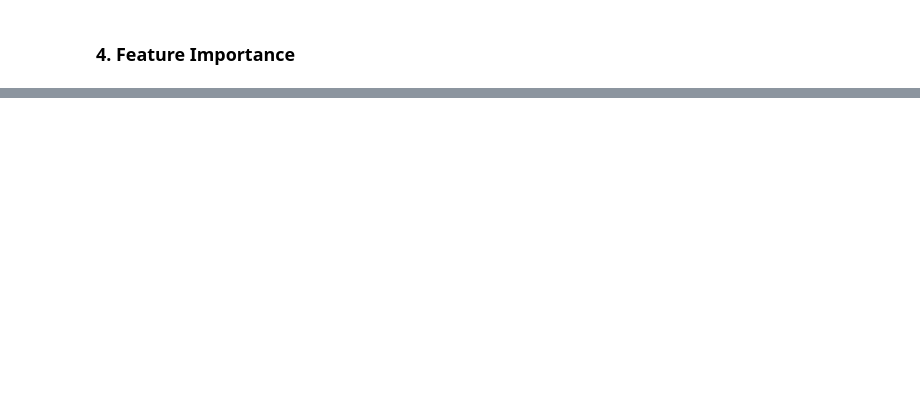
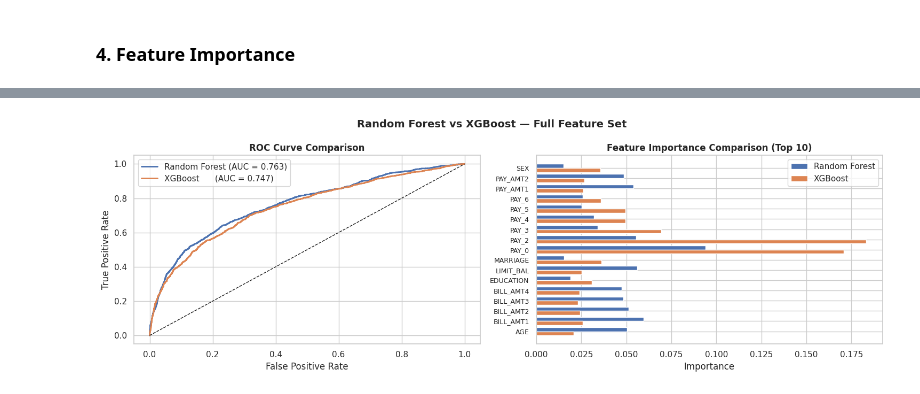
Before and after one commit to riccardo03/FinTech-Project, a Jupyter notebook: project.ipynb, the cells around one changed output, grey strips where cells are left out. Drawn from its saved outputs; the diff is of its cells as text; code cells hidden in the pictures; blank space fills up the shorter version.

```diff
--- a/project.ipynb
+++ b/project.ipynb
@@ -489,0 +650,19 @@ print(importances.nlargest(5).round(4))
+# %%
+imp_xgb = pd.Series(best_xgb.feature_importances_, index=feature_cols).sort_values(ascending=True)
+
+fig, ax = plt.subplots(figsize=(9, 7))
+colors = ["#DD8452" if v >= imp_xgb.nlargest(5).min() else "#4C72B0" for v in imp_xgb]
+ax.barh(imp_xgb.index, imp_xgb.values, color=colors, edgecolor="white")
+ax.set_title("XGBoost Feature Importance (Gain)", fontsize=13, fontweight="bold")
+ax.set_xlabel("Importance")
+
+for i, (name, val) in enumerate(imp_xgb.items()):
+    if val >= imp_xgb.nlargest(5).min():
+        ax.text(val + 0.001, i, f"{val:.3f}", va="center", fontsize=9, color="#DD8452", fontweight="bold")
+
+plt.tight_layout()
+plt.savefig("plot_xgb_importance.png", dpi=150, bbox_inches="tight")
+plt.show()
+
+print("\nTop 5 most important features:")
+print(imp_xgb.nlargest(5).round(4))
@@ -489,0 +704,39 @@ print(importances.nlargest(5).round(4))
+# %%
+fig, axes = plt.subplots(1, 2, figsize=(15, 5))
+
+# --- Overlaid ROC curves ---
+fpr_rf, tpr_rf, _ = roc_curve(y_test, y_proba)
+fpr_xgb2, tpr_xgb2, _ = roc_curve(y_test, y_proba_xgb)
+
+axes[0].plot(fpr_rf,   tpr_rf,   lw=2, color="#4C72B0",
+             label=f"Random Forest (AUC = {roc_auc_score(y_test, y_proba):.3f})")
+axes[0].plot(fpr_xgb2, tpr_xgb2, lw=2, color="#DD8452",
+             label=f"XGBoost      (AUC = {roc_auc_score(y_test, y_proba_xgb):.3f})")
+axes[0].plot([0, 1], [0, 1], "k--", lw=1)
+axes[0].set_xlabel("False Positive Rate")
+axes[0].set_ylabel("True Positive Rate")
+axes[0].set_title("ROC Curve Comparison", fontweight="bold")
+axes[0].legend()
+
+# --- Side-by-side feature importance (top 10 union) ---
+top_rf  = importances.nlargest(10)
+top_xgb2 = imp_xgb.nlargest(10)
+all_feats = sorted(set(top_rf.index) | set(top_xgb2.index))
+rf_vals  = [importances.get(f, 0)  for f in all_feats]
+xgb_vals = [imp_xgb.get(f, 0) for f in all_feats]
+
+y_pos = list(range(len(all_feats)))
+axes[1].barh([p + 0.2 for p in y_pos], rf_vals,  height=0.4, color="#4C72B0", label="Random Forest")
+axes[1].barh([p - 0.2 for p in y_pos], xgb_vals, height=0.4, color="#DD8452", label="XGBoost")
+axes[1].set_yticks(y_pos)
+axes[1].set_yticklabels(all_feats, fontsize=9)
+axes[1].set_xlabel("Importance")
+axes[1].set_title("Feature Importance Comparison (Top 10)", fontweight="bold")
+axes[1].legend()
+
+plt.suptitle("Random Forest vs XGBoost — Full Feature Set", fontsize=14, fontweight="bold")
+plt.tight_layout()
+plt.savefig("plot_comparison_full.png", dpi=150, bbox_inches="tight")
+plt.show()
+# %% [output]
+[figure, added]
```
Also changed, not shown: parts of 23 cells of this notebook, 9 other files.
